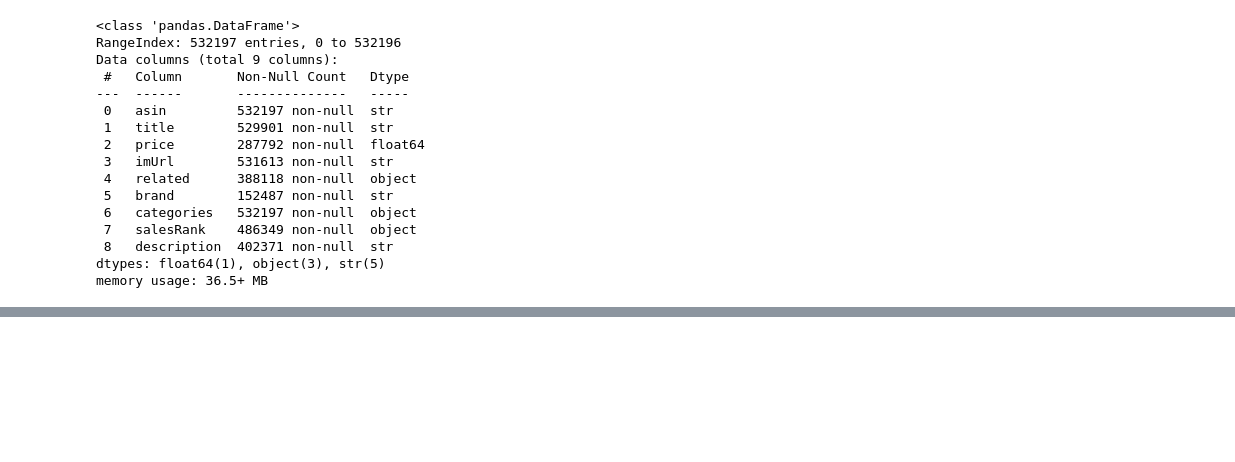
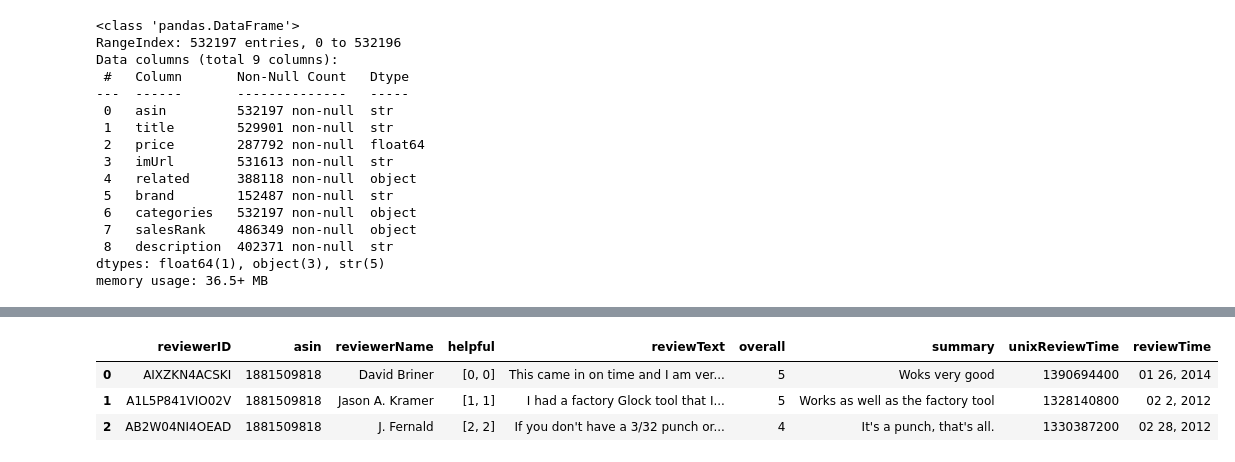
Before and after one commit to ThanhB18059162022/MMRec, a Jupyter notebook: preprocessing.ipynb, the cells around one changed output, grey strips where cells are left out. Saved outputs shown, nothing was run; the diff lists cells and outputs as text; code cells hidden in the pictures; blank space fills up the shorter version.

```diff
--- a/preprocessing.ipynb
+++ b/preprocessing.ipynb
@@ -148,0 +202,2 @@ print(f"Số lượng sản phẩm sau khi làm sạch: {len(df_meta_final)}")
+# %%
+df_reviews = pd.read_json(os.path.join(PATH, "reviews_Sports_and_Outdoors_5.jsonl"), lines=True)
@@ -149,4 +223,11 @@ print(f"Số lượng sản phẩm sau khi làm sạch: {len(df_meta_final)}")
 # %%
 # Tối ưu kiểu dữ liệu để tiết kiệm thêm RAM
-df['overall'] = df['overall'].astype('int8')
-df['unixReviewTime'] = df['unixReviewTime'].astype('int32')
+df_reviews['overall'] = df_reviews['overall'].astype('int8')
+df_reviews['unixReviewTime'] = df_reviews['unixReviewTime'].astype('int32')
+# %%
+df_reviews.head(3)
+# %% [output]
+|  | reviewerID | asin | reviewerName | helpful | reviewText | overall | summary | unixReviewTime | reviewTime |
+| 0 | AIXZKN4ACSKI | 1881509818 | David Briner | [0, 0] | This came in on time and I am ver... | 5 | Woks very good | 1390694400 | 01 26, 2014 |
+| 1 | A1L5P841VIO02V | 1881509818 | Jason A. Kramer | [1, 1] | I had a factory Glock tool that I... | 5 | Works as well as the factory tool | 1328140800 | 02 2, 2012 |
+| 2 | AB2W04NI4OEAD | 1881509818 | J. Fernald | [2, 2] | If you don't have a 3/32 punch or... | 4 | It's a punch, that's all. | 1330387200 | 02 28, 2012 |
```
Also changed, not shown: parts of 13 cells of this notebook.
